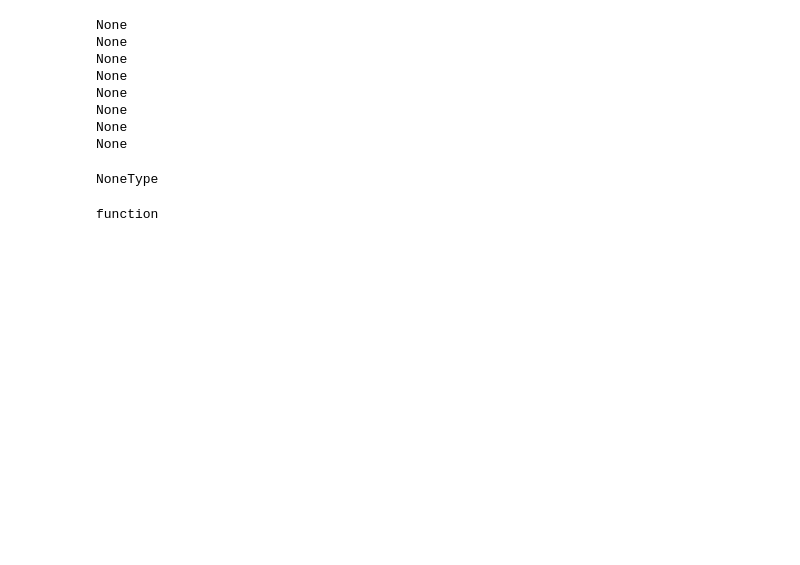
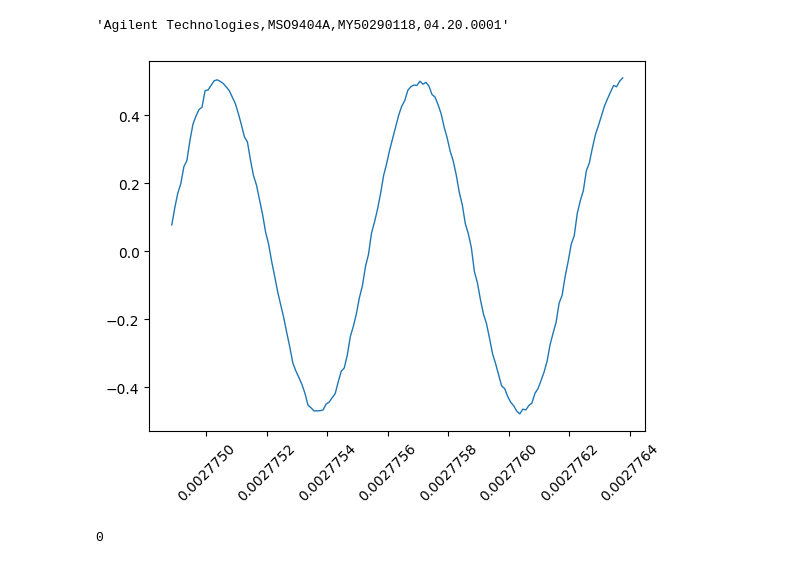
Before and after one commit to janrawa/bubbles_GUI, a Jupyter notebook: scope.ipynb, the cells around one changed output. Saved outputs shown, nothing was run; the diff lists cells and outputs as text; code cells hidden in the pictures; blank space fills up the shorter version.

Commit message:
OscilloscopeProcessManager Final version

```diff
--- a/scope.ipynb
+++ b/scope.ipynb
@@ -101,16 +167,3 @@ class OscilloscopeProcessManager(Process):
 # %%
-p=OscilloscopeProcessManager()
-p.start()
+scope_manager=OscilloscopeProcessManager()
+scope_manager.start()
-# %% [output]
-None
-None
-None
-None
-None
-None
-None
-None
-# %%
-type(p.get_state())
-# %% [output]
-NoneType
@@ -117 +174,32 @@ NoneType
+# %%
+scope_manager.instrument_name
+# %% [output]
+'Agilent Technologies,MSO9404A,MY50290118,04.20.0001'
+# %%
+from IPython.display import clear_output
+
+x=scope_manager.fetch_x_data
+mid = len(x)//2
+
+i = 0
+
+while True:
+    clear_output(wait=True)
+
+    y=scope_manager.data_queue.get()
+
+    plt.xticks(rotation=45)
+
+    plot(x[mid:mid+150], y[mid:mid+150], lw=1)
+    plt.show()
+
+    i += 1
+    if i == 10:
+        break
+# %% [output]
+[figure, added]
+# %%
+scope_manager.data_queue.qsize()
+# %% [output]
+0
 # %%
@@ -119,4 +206,0 @@ p.stop()
-# %%
-type(lambda:time.sleep(10))
-# %% [output]
-function
```
Also changed, not shown: parts of 6 cells of this notebook.
